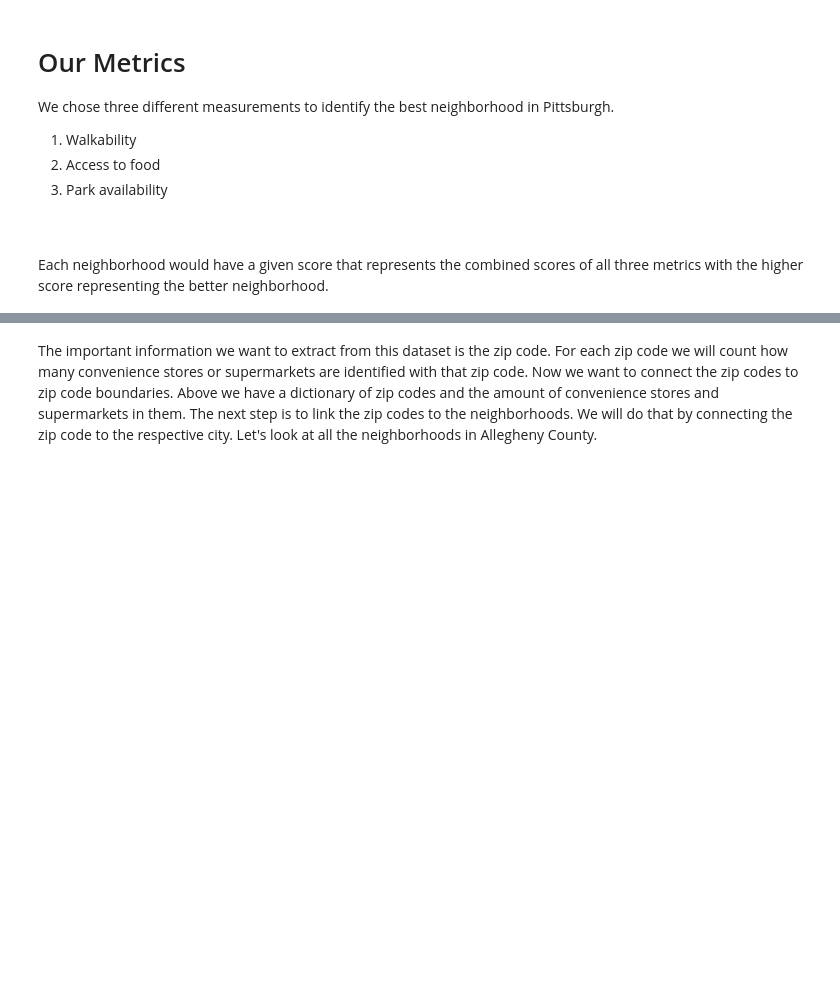
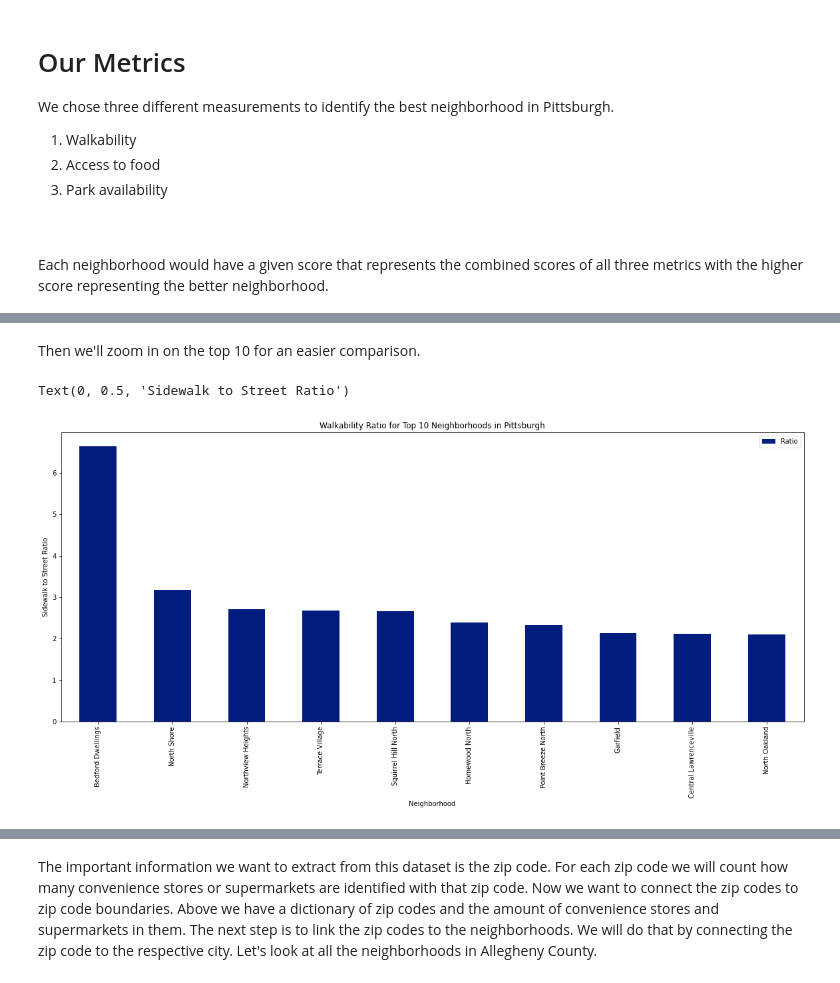
Before and after one commit to Sixces/Big-Ideas-FInal-Project, a Jupyter notebook: main.ipynb, the cells around one changed output, grey strips where cells are left out. Cells and saved outputs as stored; diff of their text form; code cells hidden in the pictures; blank space fills up the shorter version.

```diff
--- a/main.ipynb
+++ b/main.ipynb
@@ -46,0 +129,10 @@ One problem is, one zipcode can contain multiple of these particular GEOIDs, so
+# %% [markdown]
+Then we'll zoom in on the top 10 for an easier comparison.
+# %%
+walkhood.head(10).plot.bar(x="Neighborhood", y="Ratio")
+plt.title("Walkability Ratio for Top 10 Neighborhoods in Pittsburgh")
+plt.xlabel("Neighborhood")
+plt.ylabel("Sidewalk to Street Ratio")
+# %% [output]
+Text(0, 0.5, 'Sidewalk to Street Ratio')
+[figure, added]
```
Also changed, not shown: parts of 34 cells of this notebook.
